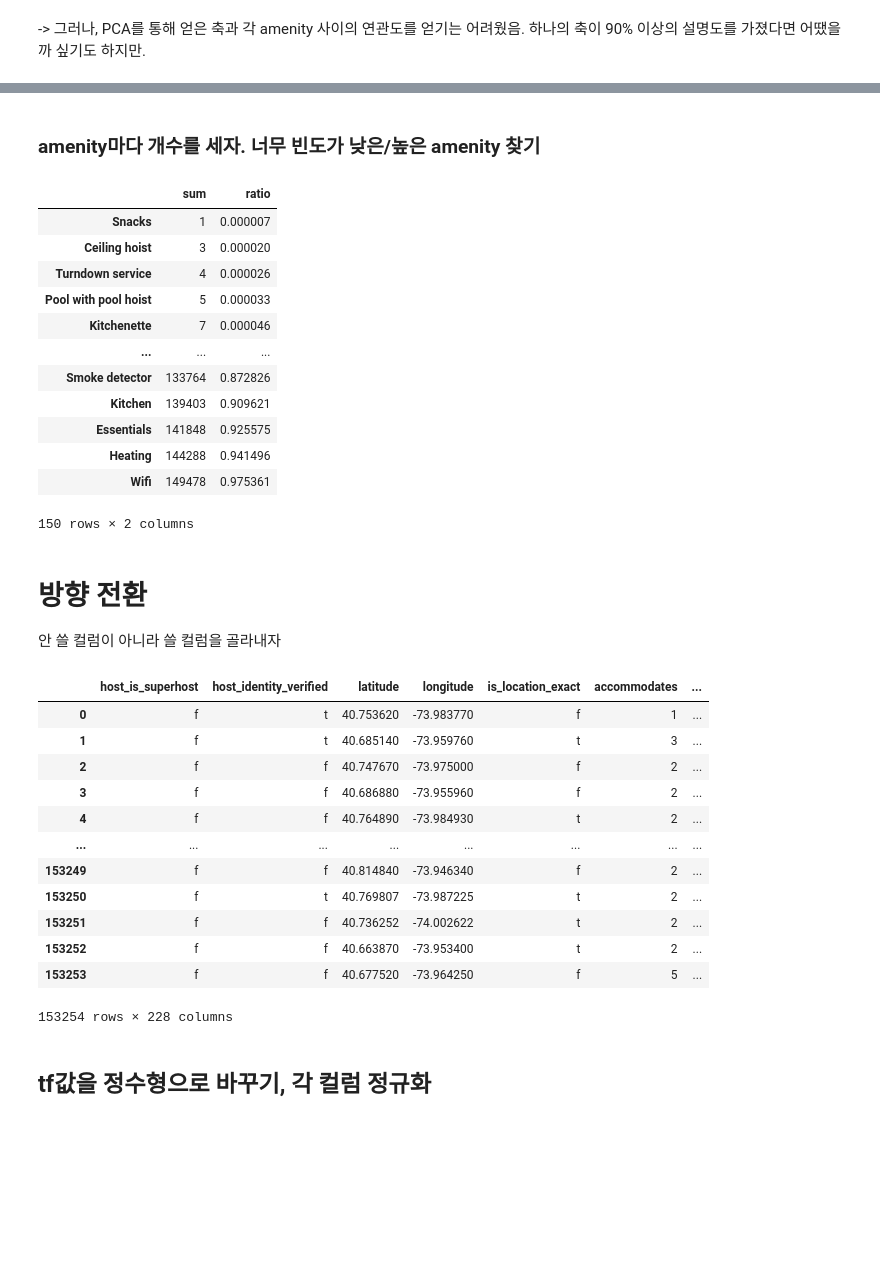
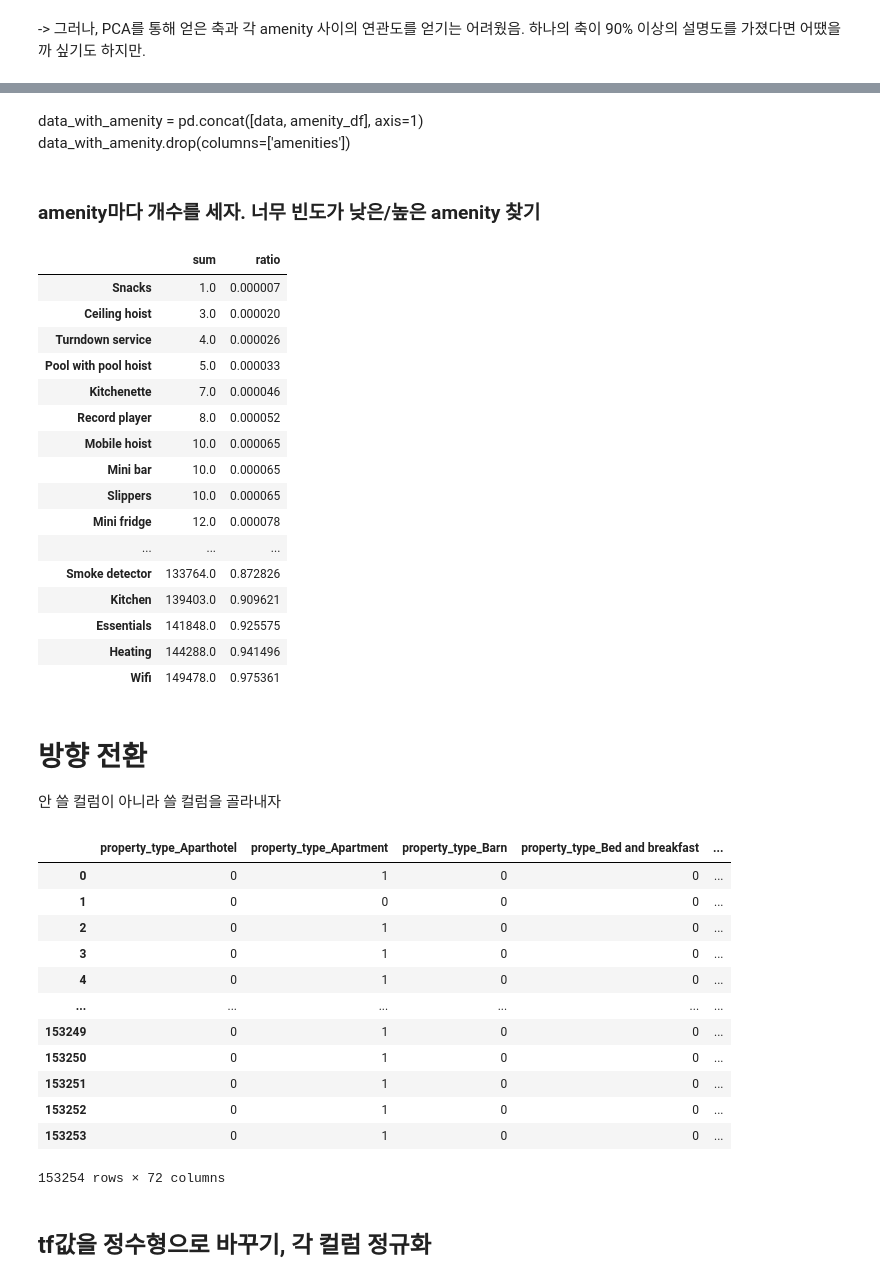
Before and after one commit to whitw/CAUBigdata, a Jupyter notebook: run.ipynb, the cells around one changed output, grey strips where cells are left out. Saved outputs shown, nothing was run; the diff lists cells and outputs as text; code cells hidden in the pictures; blank space fills up the shorter version.

```diff
--- a/run.ipynb
+++ b/run.ipynb
@@ -148,7 +159,7 @@ column_to_drop = [
     'listing_url',
     'scrape_id',
     'last_scraped',
-    'calender_last_scraped',
+    'calendar_last_scraped',
     'experiences_offered',
     'thumbnail_url',
     'medium_url',
@@ -647,81 +611,85 @@ data_with_amenity.drop(columns=['amenities'])
+# %% [markdown]
+data_with_amenity = pd.concat([data, amenity_df], axis=1)
+data_with_amenity.drop(columns=['amenities'])
 # %% [markdown]
 ### amenity마다 개수를 세자. 너무 빈도가 낮은/높은 amenity 찾기
 # %%
-from IPython.display import display
-#pd.options.display.max_rows = None
-
-amenity_ratio = pd.concat([amenity_df.sum(axis=0), amenity_df.sum(axis=0)/amenity_df.shape[0]], axis=1)
+pd.options.display.max_rows = None
+amenity_ratio = pd.concat([amenities_df.sum(axis=0), amenities_df.sum(axis=0)/amenities_df.shape[0]], axis=1)
 amenity_ratio.columns = ['sum', 'ratio']
 display(amenity_ratio.sort_values(by='ratio'))
 pd.options.display.max_rows = 30
 # %% [output]
 |  | sum | ratio |
-| Snacks | 1 | 0.000007 |
-| Ceiling hoist | 3 | 0.000020 |
-| Turndown service | 4 | 0.000026 |
-| Pool with pool hoist | 5 | 0.000033 |
-| Kitchenette | 7 | 0.000046 |
+| Snacks | 1.0 | 0.000007 |
+| Ceiling hoist | 3.0 | 0.000020 |
+| Turndown service | 4.0 | 0.000026 |
+| Pool with pool hoist | 5.0 | 0.000033 |
+| Kitchenette | 7.0 | 0.000046 |
+| Record player | 8.0 | 0.000052 |
+| Mobile hoist | 10.0 | 0.000065 |
+| Mini bar | 10.0 | 0.000065 |
+| Slippers | 10.0 | 0.000065 |
+| Mini fridge | 12.0 | 0.000078 |
 | ... | ... | ... |
-| Smoke detector | 133764 | 0.872826 |
-| Kitchen | 139403 | 0.909621 |
-| Essentials | 141848 | 0.925575 |
-| Heating | 144288 | 0.941496 |
-| Wifi | 149478 | 0.975361 |
+| Smoke detector | 133764.0 | 0.872826 |
+| Kitchen | 139403.0 | 0.909621 |
+| Essentials | 141848.0 | 0.925575 |
+| Heating | 144288.0 | 0.941496 |
+| Wifi | 149478.0 | 0.975361 |
-150 rows × 2 columns
 # %% [markdown]
 # 방향 전환
 안 쓸 컬럼이 아니라 쓸 컬럼을 골라내자
 # %%
 columns_to_use = [
     'host_is_superhost', #t/f, missing=204
     'host_identity_verified', #t/f, missing=204
     'latitude', #numerical value(float), missing=0, Quantiles: [40.5, 40.7, 40.7, 40.8, 40.9]
     'longitude', #numerical value(float), missing=0, Quantiles: [-74.2, -74, -74, -73.9, -73.7]
     'is_location_exact', #t/f, missing=0
     'property_type', #categorical value, nunique=40, most comon: Apartment(78%)
     'room_type', #categorical value, nunique=4, most common: Entire home/apt(52%)
     'accommodates', #numerical value(int), missing=0, Quantiles: [1, 2, 2, 4, 22]
     'bathrooms', #numerical value(float), missing=150, Quantiles: [0,1,1,1,15.5]
     'bedrooms', #numerical value(int), missing=220, Quantiles: [0,1,1,1,21]
     'beds', #numerical value(int), missing=1033(1%), Quantiles: [0,1,1,2, 40]
     'bed_type', #categorical value, nunique=5, most common: Real Bed(99%)
     #'amenities', #multi-categorical value, nunique~150, most common:Wifi(97%)
     'price', #numerical value(int), missing=0, Quantiles: [0, 69, 105, 175, 10000]
     'guests_included', #numerical value(int), missing=0, Quantiles: [1,1,1,2,16]
     'extra_people', #numerical value(int), missing=0, Quantiles: [0,0,0,25,300]
     'number_of_reviews', #numerical value(int), missing=0, Quantiles: [0,1,6,25,730]
     'number_of_reviews_ltm', #numerical value(int), missing=0, Quantiles:[0,0,1,11,730]
     'review_scores_rating', #numerical value(int), missing=22%, Quantiles:[20,92,96,100,100]
-    'review_scores_accuracy', #numerical value(int), missing=22%, Quantiles:[2,9,10,10,10]
-    'review_scores_cleanliness', #numerical value(int), missing=22%, Quantiles:[2,9,10,10,10]
-    'review_scores_checkin', #numerical value(int), missing=22%, Quantiles:[2,10,10,10,10]
-    'review_scores_communication', #numerical value(int), missing:22%, Quantiles:[2,10,10,10,10]
-    'review_scores_location', #numerical value(int), missing:22%, Quantiles:[2,9,10,10,10]
-    'review_scores_value', #numerical value(int), missing:22%, Quantiles:[2,9,10,10,10]
+    #'review_scores_accuracy', #numerical value(int), missing=22%, Quantiles:[2,9,10,10,10]
+    #'review_scores_cleanliness', #numerical value(int), missing=22%, Quantiles:[2,9,10,10,10]
+    #'review_scores_checkin', #numerical value(int), missing=22%, Quantiles:[2,10,10,10,10]
+    #'review_scores_communication', #numerical value(int), missing:22%, Quantiles:[2,10,10,10,10]
+    #'review_scores_location', #numerical value(int), missing:22%, Quantiles:[2,9,10,10,10]
+    #'review_scores_value', #numerical value(int), missing:22%, Quantiles:[2,9,10,10,10]
     'instant_bookable', #t/f, missing=0
     'cancellation_policy', #categorical value, nunique=6, most common:strict_14_with_grace_p...(46%)
     'reviews_per_month', #numerical value(float), missing=20%, Quantiles:[0, 0.19, 0.69, 2, 66,4]
 ]
 data_use = data[columns_to_use]
-data_use = pd.concat([data_use, amenity_df],axis=1)
 one_hot_encodings = pd.get_dummies(data_use[['property_type', 'room_type','bed_type','cancellation_policy']])
-data_use = pd.concat([data_use, one_hot_encodings], axis=1)
+data_use = pd.concat([one_hot_encodings, data_use],axis=1)
 data_use = data_use.drop(['property_type', 'room_type', 'bed_type', 'cancellation_policy'], axis=1)
 data_use
 # %% [output]
-|  | host_is_superhost | host_identity_verified | latitude | longitude | is_location_exact | accommodates | ... |
-| 0 | f | t | 40.753620 | -73.983770 | f | 1 | ... |
-| 1 | f | t | 40.685140 | -73.959760 | t | 3 | ... |
-| 2 | f | f | 40.747670 | -73.975000 | f | 2 | ... |
-| 3 | f | f | 40.686880 | -73.955960 | f | 2 | ... |
-| 4 | f | f | 40.764890 | -73.984930 | t | 2 | ... |
-| ... | ... | ... | ... | ... | ... | ... | ... |
-| 153249 | f | f | 40.814840 | -73.946340 | f | 2 | ... |
-| 153250 | f | t | 40.769807 | -73.987225 | t | 2 | ... |
-| 153251 | f | f | 40.736252 | -74.002622 | t | 2 | ... |
-| 153252 | f | f | 40.663870 | -73.953400 | t | 2 | ... |
-| 153253 | f | f | 40.677520 | -73.964250 | f | 5 | ... |
+|  | property_type_Aparthotel | property_type_Apartment | property_type_Barn | property_type_Bed and breakfast | ... |
+| 0 | 0 | 1 | 0 | 0 | ... |
+| 1 | 0 | 0 | 0 | 0 | ... |
+| 2 | 0 | 1 | 0 | 0 | ... |
+| 3 | 0 | 1 | 0 | 0 | ... |
+| 4 | 0 | 1 | 0 | 0 | ... |
+| ... | ... | ... | ... | ... | ... |
+| 153249 | 0 | 1 | 0 | 0 | ... |
+| 153250 | 0 | 1 | 0 | 0 | ... |
+| 153251 | 0 | 1 | 0 | 0 | ... |
+| 153252 | 0 | 1 | 0 | 0 | ... |
+| 153253 | 0 | 1 | 0 | 0 | ... |
-153254 rows × 228 columns
+153254 rows × 72 columns
 # %% [markdown]
 ## tf값을 정수형으로 바꾸기, 각 컬럼 정규화
 # %%
```
Also changed, not shown: parts of 46 cells of this notebook, 2 other files.
